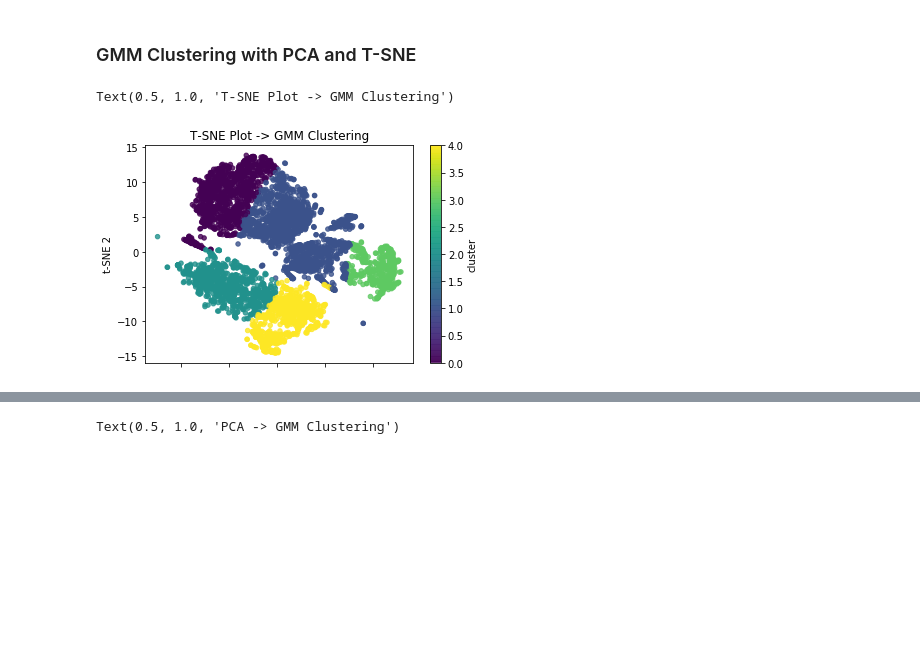
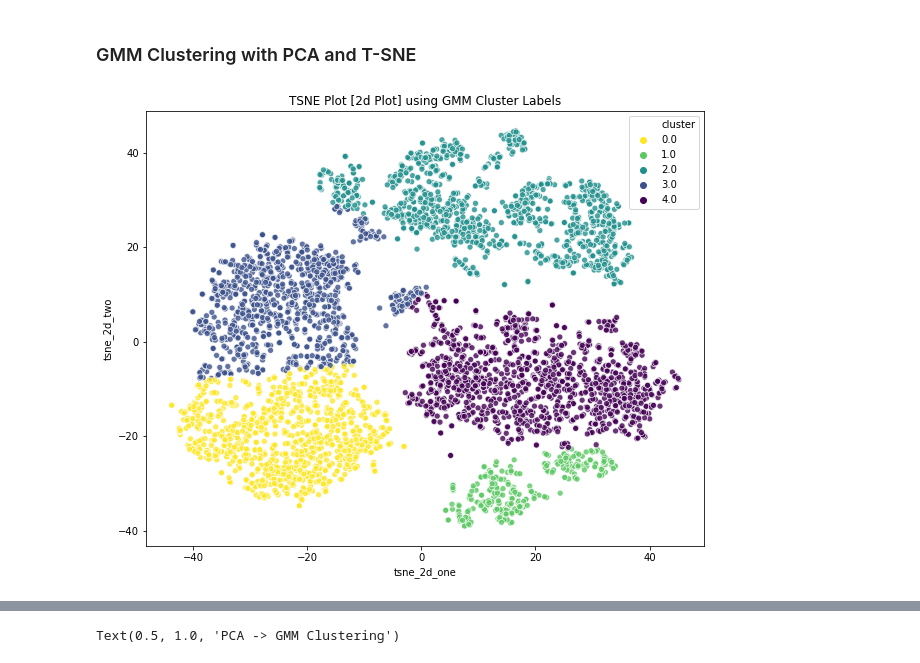
Before and after one commit to Gourang97/Image-Based-Product-Recommendation, a Jupyter notebook: Notebooks/Milestone 2.ipynb, the cells around one changed output, grey strips where cells are left out. Drawn from its saved outputs; the diff is of its cells as text; code cells hidden in the pictures; blank space fills up the shorter version.

```diff
--- a/Notebooks/Milestone 2.ipynb
+++ b/Notebooks/Milestone 2.ipynb
@@ -145,8 +218,3 @@ Text(0.5, 1.0, 'PCA with original Labels')
-# %%
-df_result_pca = pd.DataFrame(columns = ['pca1', 'pca2', 'cluster'])
-
-for i, j, k in zip(pca_1, pca_2, cluster_li):
-    df_result_tsne = df_result_tsne.append({'pca1' : i, 'pca2' : j, 'cluster' : int(k)}, ignore_index=True)
 # %% [markdown]
 ### PCA and KMeans Clustering
 # %%
@@ -169,18 +237,21 @@ Text(0.5, 1.0, 'KMeans Clustering -> PCA Plot')
 cluster = []
 # for i in range(1,6):
 kmeans = KMeans(n_clusters = 5)
-kmeans.fit(pca_results)
-cluster.append(kmeans.predict(pca_results))
+kmeans.fit(tsne_results_pca)
+cluster.append(kmeans.predict(tsne_results_pca))
 # %%
 cluster_li = []
 for each in range(0,len(cluster)):
     for i in cluster[each]:
         cluster_li.append(i)
 # %%
-df_result_pca = pd.DataFrame(columns = ['pca1', 'pca2', 'cluster'])
+pca_1 = pca_results[:, 0]
+pca_2 = pca_results[:, 1]
+# label = np.array(df_stratified.label)
+df_result_pca = pd.DataFrame(columns = ['pca_2d_one', 'pca_2d_two', 'cluster'])
 
 for i, j, k in zip(pca_1, pca_2, cluster_li):
-    df_result_pca = df_result_pca.append({'pca1' : i, 'pca2' : j, 'cluster' : int(k)}, ignore_index=True)
+    df_result_pca = df_result_pca.append({'pca_2d_one' : i, 'pca_2d_two' : j, 'cluster' : int(k)}, ignore_index=True)
 # %%
 ax = df_result_pca.plot.scatter(
     x = 'pca1',
@@ -251,32 +322,42 @@ Text(0.5, 1.0, 'T-SNE Plot -> KMeans Clustering')
 # %%
 cluster_gmm = []
 gmm = GMM(n_components = 5)
-gmm.fit(tsne_results)
-cluster_gmm.append(gmm.predict(tsne_results))
+gmm.fit(tsne_results_pca)
+cluster_gmm.append(gmm.predict(tsne_results_pca))
 # %%
-cluster_li = []
+cluster_li_gmm = []
 for each in range(0,len(cluster_gmm)):
     for i in cluster_gmm[each]:
-        cluster_li.append(i)
+        cluster_li_gmm.append(i)
 
-df_result_tsne = pd.DataFrame(columns = ['tsne1', 'tsne2', 'cluster'])
+df_result_tsne = pd.DataFrame(columns = ['tsne_2d_one', 'tsne_2d_two', 'cluster'])
 
-for i, j, k in zip(tsne_1, tsne_2, cluster_li):
-    df_result_tsne = df_result_tsne.append({'tsne1' : i, 'tsne2' : j, 'cluster' : int(k)}, ignore_index=True)
+for i, j, k in zip(tsne_1, tsne_2, cluster_li_gmm):
+    df_result_tsne = df_result_tsne.append({'tsne_2d_one' : i, 'tsne_2d_two' : j, 'cluster' : int(k)}, ignore_index=True)
 
-ax = df_result_tsne.plot.scatter(
-x = 'tsne1',
-y = 'tsne2',
-c = 'cluster',
-cmap = 'viridis',
-alpha = 0.8
-)
-ax.set_xlabel("t-SNE 1")
-ax.set_ylabel("t-SNE 2")
-ax.set_title("T-SNE Plot -> GMM Clustering")
+plt.figure(figsize=(10,8))
+# sns.set_palette(sns.color_palette("muted", 7))
+sns.scatterplot(x="tsne_2d_one", y="tsne_2d_two",
+                hue="cluster",
+                data=df_result_tsne,
+                legend="full",
+                alpha=0.8,
+                palette='viridis_r'
+               ).set_title("TSNE Plot [2d Plot] using GMM Cluster Labels")
+plt.savefig("TSNEGMM", dpi = 480)
+
+# ax = df_result_tsne.plot.scatter(
+# x = 'tsne1',
+# y = 'tsne2',
+# c = 'cluster',
+# cmap = 'viridis',
+# alpha = 0.8
+# )
+# ax.set_xlabel("t-SNE 1")
+# ax.set_ylabel("t-SNE 2")
+# ax.set_title("T-SNE Plot -> GMM Clustering")
 # %% [output]
-Text(0.5, 1.0, 'T-SNE Plot -> GMM Clustering')
-[figure, old version]
+[figure, new version]
 # %%
 cluster_gmm = []
 gmm = GMM(n_components = 5)
```
Also changed, not shown: parts of 33 cells of this notebook, 14 other files.
